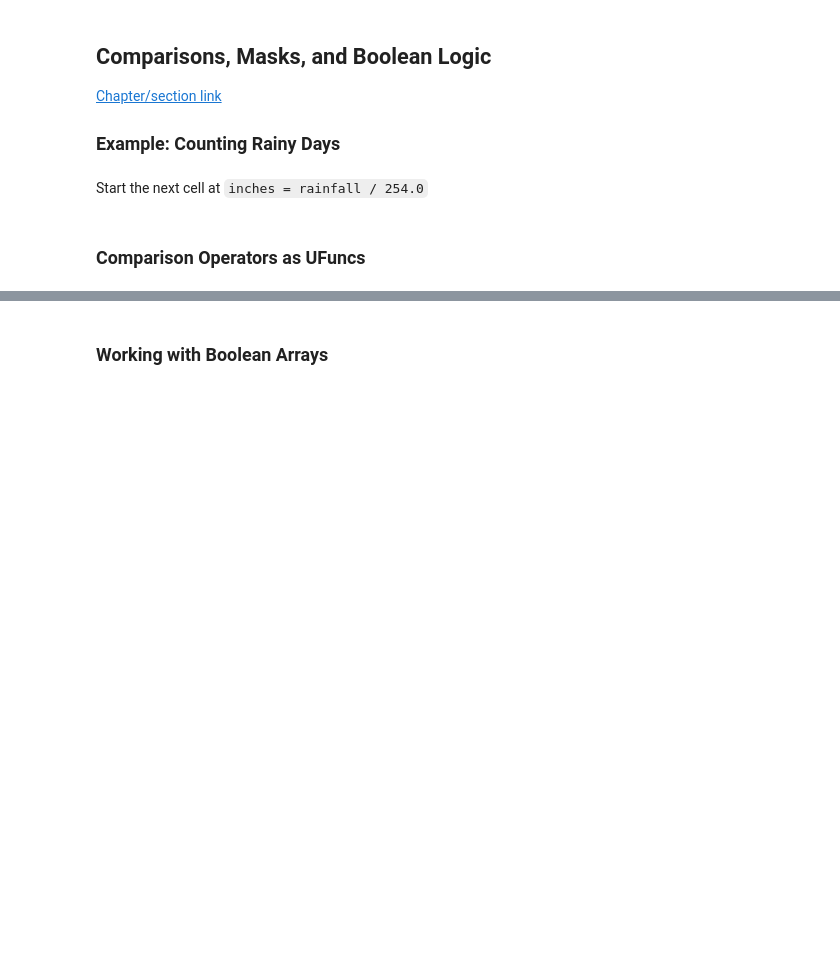
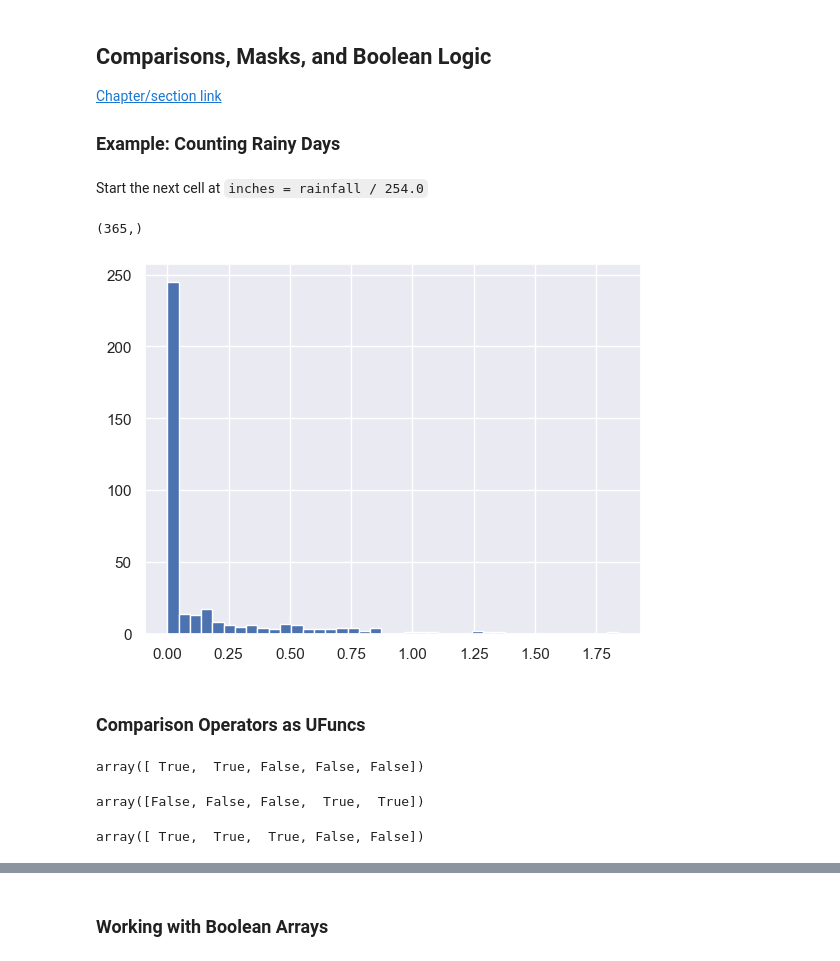
Before and after one commit to jeremiah-theisenschool/belhavencs, a Jupyter notebook: csc311/lab2/lab3-numpy-part2.ipynb, the cells around one changed output, grey strips where cells are left out. Saved outputs shown, nothing was run; the diff lists cells and outputs as text; code cells hidden in the pictures; blank space fills up the shorter version.

Commit message:
Added Seattle2014csv and updated lab3 Added Seattle2014csv and updated lab3

```diff
--- a/csc311/lab2/lab3-numpy-part2.ipynb
+++ b/csc311/lab2/lab3-numpy-part2.ipynb
@@ -58,14 +168,26 @@ Your purpose in this section is
 
 ### Example: Counting Rainy Days
 # %%
-def array_from_url(url, column):
+def array_from_file(filename, column):
     import pandas as pd
     import numpy as np
-    data = pd.read_csv(url)
+    data = pd.read_csv(filename)
     return np.array(data[column])
 
-rainfall = array_from_url('https://raw.githubusercontent.com/jakevdp/PythonDataScienceHandbook/master/notebooks/data/Seattle2014.csv','PRCP')
+rainfall = array_from_file('Seattle2014.csv','PRCP')
 # %% [markdown]
 Start the next cell at `inches = rainfall / 254.0`
+# %%
+inches = rainfall / 254.0  # 1/10mm -> inches
+inches.shape
+# %% [output]
+(365,)
+# %%
+%matplotlib inline
+import matplotlib.pyplot as plt
+import seaborn; seaborn.set()  # set plot styles
+plt.hist(inches, 40);
+# %% [output]
+[figure, added]
 # %% [markdown]
 ### Comparison Operators as UFuncs
@@ -71,0 +197,12 @@ Start the next cell at `inches = rainfall / 254.0`
+# %%
+x < 3  # less than
+# %% [output]
+array([ True,  True, False, False, False])
+# %%
+x > 3  # greater than
+# %% [output]
+array([False, False, False,  True,  True])
+# %%
+x <= 3  # less than or equal
+# %% [output]
+array([ True,  True,  True, False, False])
```
Also changed, not shown: parts of 122 cells of this notebook, 1 other file.
